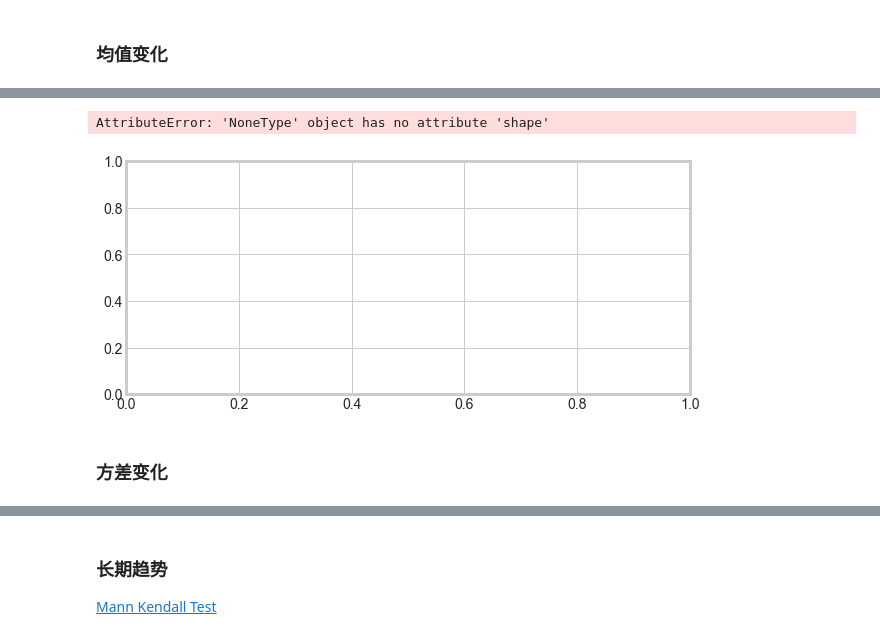
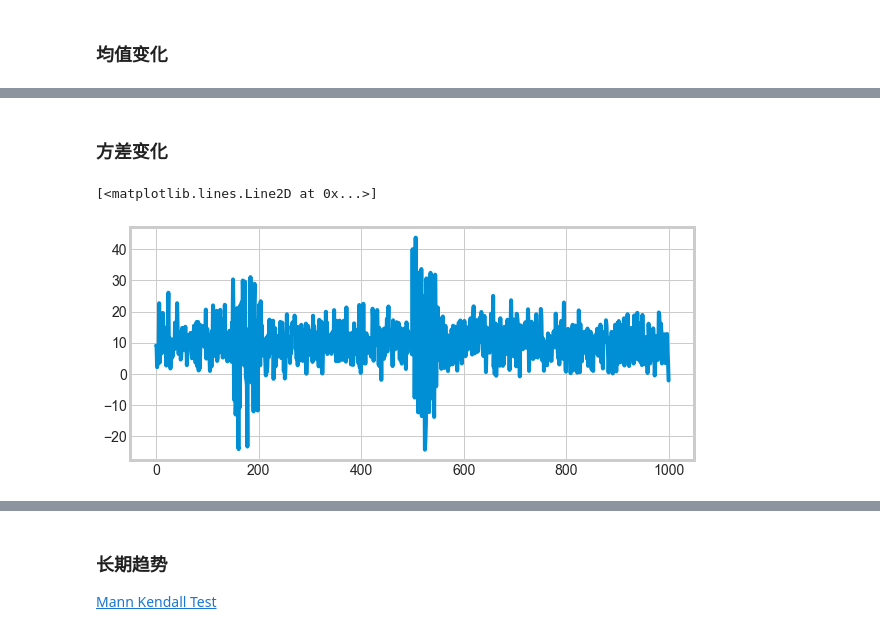
Before and after one commit to MaxwellLZH/blog, a Jupyter notebook: outlier-detection-series/statsbased/example.ipynb, the cells around one changed output, grey strips where cells are left out. Cells and saved outputs as stored; diff of their text form; code cells hidden in the pictures.

```diff
--- a/outlier-detection-series/statsbased/example.ipynb
+++ b/outlier-detection-series/statsbased/example.ipynb
@@ -253,59 +289,23 @@ else:
-# %%
-from moviepy.editor import VideoClip
-from moviepy.video.io.bindings import mplfig_to_npimage
-
-fig, ax = plt.subplots()
-
-data_ = data.copy()
-
-def make_frame(t):
-
-    # 跳过第一桢
-    if isinstance(t, int) and t == 0:
-        return None
-
-    ax.clear()
-
-    observe_window_length = 150
-    detection_window_length = 50
-    significance_level = 0.05
-
-    detection_start = int(t) * detection_window_length+observe_window_length
-    observe_start = detection_start-observe_window_length
-
-    observe_period = data_[observe_start: detection_start]
-    detect_period = data_[detection_start: detection_start+detection_window_length]
-
-    # 对已经检测出的异常值置为空，并在检测时候忽略
-    ttest_p_value = ttest_ind(observe_period, detect_period, nan_policy='omit').pvalue
-
-    ax.plot(data)
-
-    plt.vlines(observe_start, -30, 50, color='lightgreen')
-    plt.vlines(detection_start-1, -30, 50, color='lightgreen')
-    plt.vlines(detection_start-3, -30, 50, color='lightgreen')
-    plt.vlines(detection_start+3, -30, 50, color='red')
-    plt.vlines(detection_start+detection_window_length, -30, 50, color='red')
-
-    print(t, ttest_p_value)
-    if  ttest_p_value < significance_level:
-        text = 'Anomaly alert!!'.format(ttest_p_value)
-        plt.annotate(text, (detection_start+detection_window_length+6, 40), color='red')
-
-        data_[detection_start: detection_start+detection_window_length] = np.nan
-        plt.tight_layout()
-    else:
-        text = "Everything's fine"
-        plt.annotate(text, (detection_start+detection_window_length+6, 40), color='green')
-        plt.tight_layout()
-
-    return mplfig_to_npimage(fig)
-
-
-animation = VideoClip(make_frame, duration=10)
-animation.write_gif('./ttest.gif', fps=1)
-# %% [output]
-AttributeError: 'NoneType' object has no attribute 'shape'
-[figure, removed]
 # %% [markdown]
 ### 方差变化
+# %%
+np.random.seed(512)
+
+figsize(9, 4)
+
+data = np.random.randn(1000) * 5 + 10
+
+def increase_variance(s, scale=3):
+    med = np.median(s)
+    res = s - med
+
+    return med + scale * res
+
+
+data[150: 200] = increase_variance(data[150: 200], scale=3)
+data[500: 550] = increase_variance(data[500: 550], scale=4)
+
+plt.plot(data)
+# %% [output]
+[<matplotlib.lines.Line2D at 0x...>]
+[figure, added]
```
Also changed, not shown: parts of 6 cells of this notebook, 4 other files.
